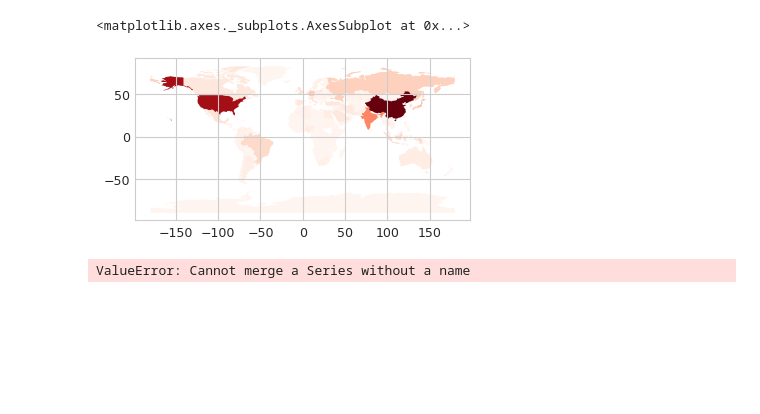
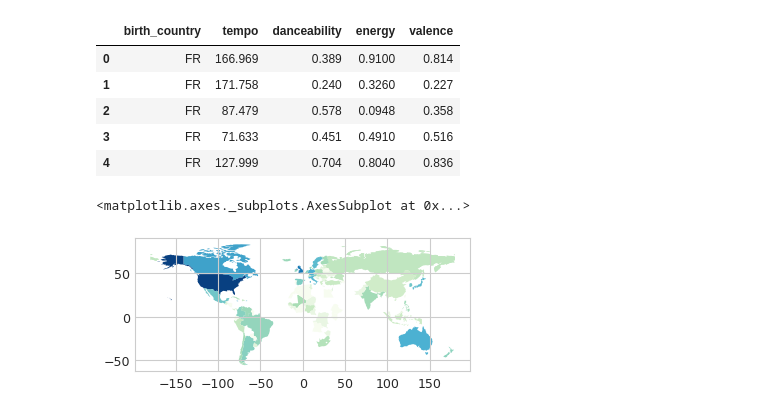
Before and after one commit to wkosmos/MusicalGeography, a Jupyter notebook: mapping.ipynb, the cells around one changed output. Saved outputs shown, nothing was run; the diff lists cells and outputs as text; code cells hidden in the pictures; blank space fills up the shorter version.

Commit message:
images

```diff
--- a/mapping.ipynb
+++ b/mapping.ipynb
@@ -36,13 +70,25 @@ memory usage: 17.1+ KB
+# %%
+metrics_df = tracks_df[['birth_country', 'tempo', 'danceability', 'energy', 'valence']]
+metrics_df.head(5)
+# %% [output]
+|  | birth_country | tempo | danceability | energy | valence |
+| 0 | FR | 166.969 | 0.389 | 0.9100 | 0.814 |
+| 1 | FR | 171.758 | 0.240 | 0.3260 | 0.227 |
+| 2 | FR | 87.479 | 0.578 | 0.0948 | 0.358 |
+| 3 | FR | 71.633 | 0.451 | 0.4910 | 0.516 |
+| 4 | FR | 127.999 | 0.704 | 0.8040 | 0.836 |
+# %%
+metric_means_df = metrics_df.groupby('birth_country').mean().reset_index()
+metric_means_df.head(10)
+metric_means_df = metric_means_df.rename(columns={'birth_country':'iso_a2'})
+# metric_means_df.info()
+# %%
+world_df = world_df.merge(metric_means_df)
+# %%
+world_df = world_df.merge(birthplace_counts_df)
+world_df['artist_count'] = np.log10(world_df['artist_count'])
 # %%
-world_df.plot(column='gdp_md_est', cmap='Reds')
+world_df.plot(column='artist_count', cmap='GnBu')
 # %% [output]
 <matplotlib.axes._subplots.AxesSubplot at 0x...>
-[figure, old version]
+[figure, new version]
-# %%
-birthplace_df = pd.read_csv('data/artist_birthplace.csv')
-birthplace_counts_df = pd.Series(birthplace_df['birth_country'].nunique())
-
-world_df = world_df.merge(birthplace_counts_df)
-world_df.plot(column='artist_count', cmap='Reds')
-# %% [output]
-ValueError: Cannot merge a Series without a name
```
Also changed, not shown: parts of 7 cells of this notebook, 5 other files.
